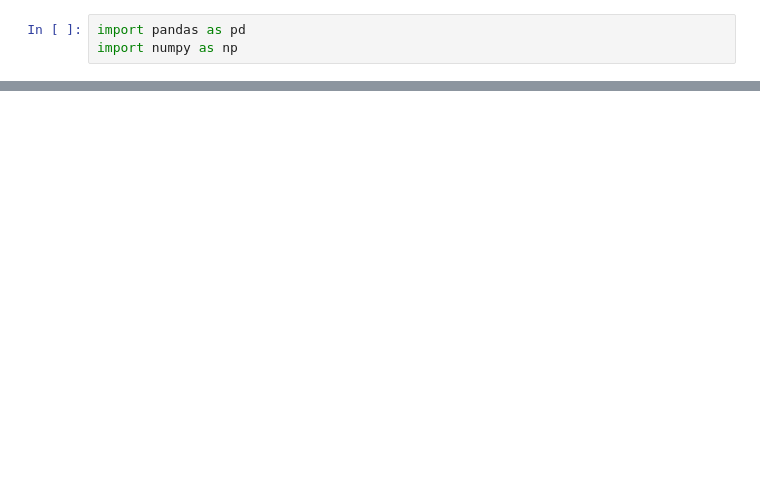
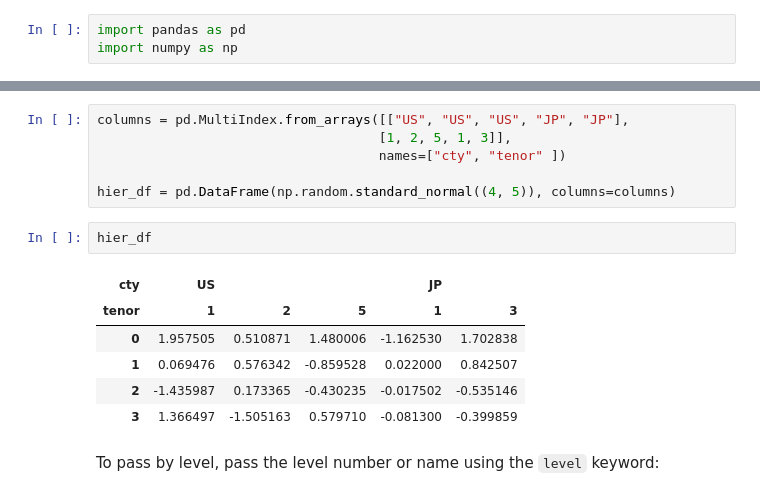
Before and after one commit to bmart231/DataScience, a Jupyter notebook: Data_Aggregation_and_Group_Operations/10_01_How_to_Think_About_Group_Operations.ipynb, the cells around one changed output, grey strips where cells are left out. Cells and saved outputs as stored; diff of their text form; blank space fills up the shorter version.

```diff
--- a/Data_Aggregation_and_Group_Operations/10_01_How_to_Think_About_Group_Operations.ipynb
+++ b/Data_Aggregation_and_Group_Operations/10_01_How_to_Think_About_Group_Operations.ipynb
@@ -39,0 +367,17 @@ df
+# %%
+columns = pd.MultiIndex.from_arrays([["US", "US", "US", "JP", "JP"],
+                                    [1, 2, 5, 1, 3]],
+                                    names=["cty", "tenor" ])
+
+hier_df = pd.DataFrame(np.random.standard_normal((4, 5)), columns=columns)
+# %%
+hier_df
+# %% [output]
+| cty | US |  |  | JP |  |
+| tenor | 1 | 2 | 5 | 1 | 3 |
+| 0 | 1.957505 | 0.510871 | 1.480006 | -1.162530 | 1.702838 |
+| 1 | 0.069476 | 0.576342 | -0.859528 | 0.022000 | 0.842507 |
+| 2 | -1.435987 | 0.173365 | -0.430235 | -0.017502 | -0.535146 |
+| 3 | 1.366497 | -1.505163 | 0.579710 | -0.081300 | -0.399859 |
+# %% [markdown]
+To pass by level, pass the level number or name using the `level` keyword:
```
Also changed, not shown: parts of 60 cells of this notebook, 12 other files.
